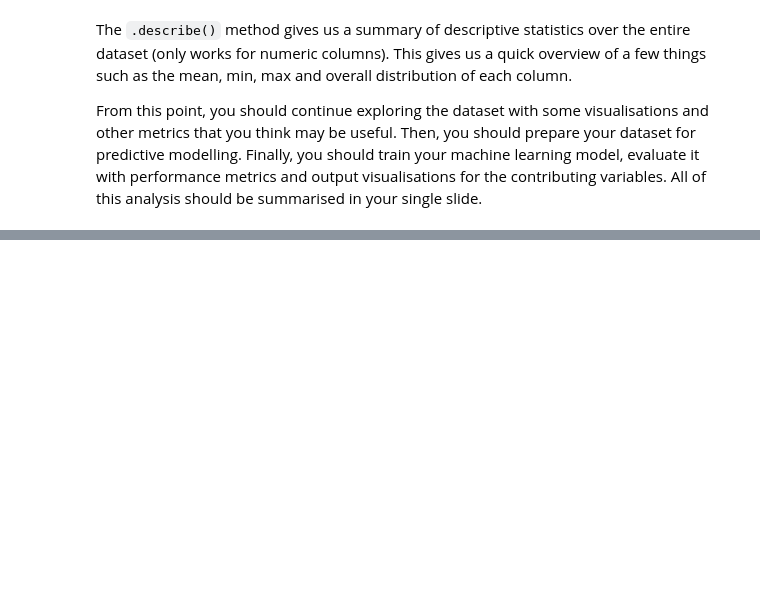
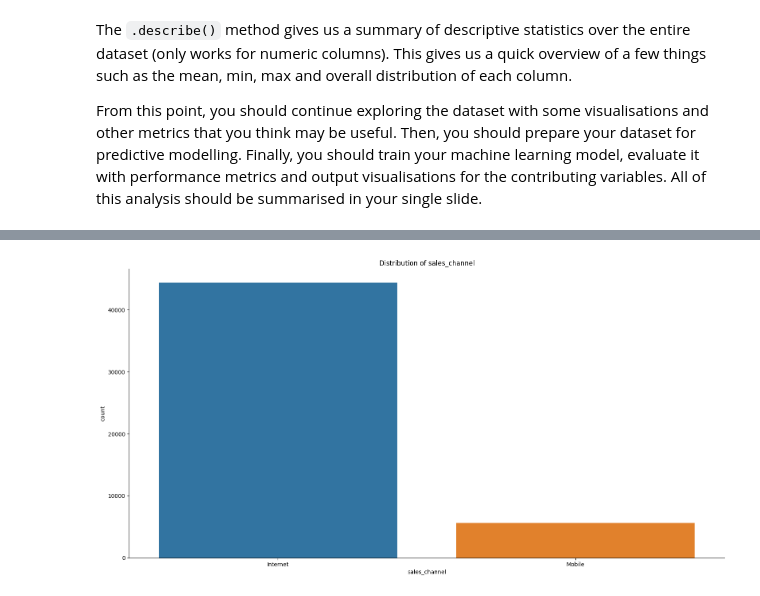
Before and after one commit to Kekyei/airline-booking-prediction, a Jupyter notebook: airline-booking-prediction.ipynb, the cells around one changed output, grey strips where cells are left out. Saved outputs shown, nothing was run; the diff lists cells and outputs as text; code cells hidden in the pictures; blank space fills up the shorter version.

```diff
--- a/airline-booking-prediction.ipynb
+++ b/airline-booking-prediction.ipynb
@@ -103,0 +135,4 @@ From this point, you should continue exploring the dataset with some visualisati
+# %%
+plot_categorical_distribution(booking_data,"sales_channel")
+# %% [output]
+[figure, added]
```
Also changed, not shown: parts of 31 cells of this notebook.
